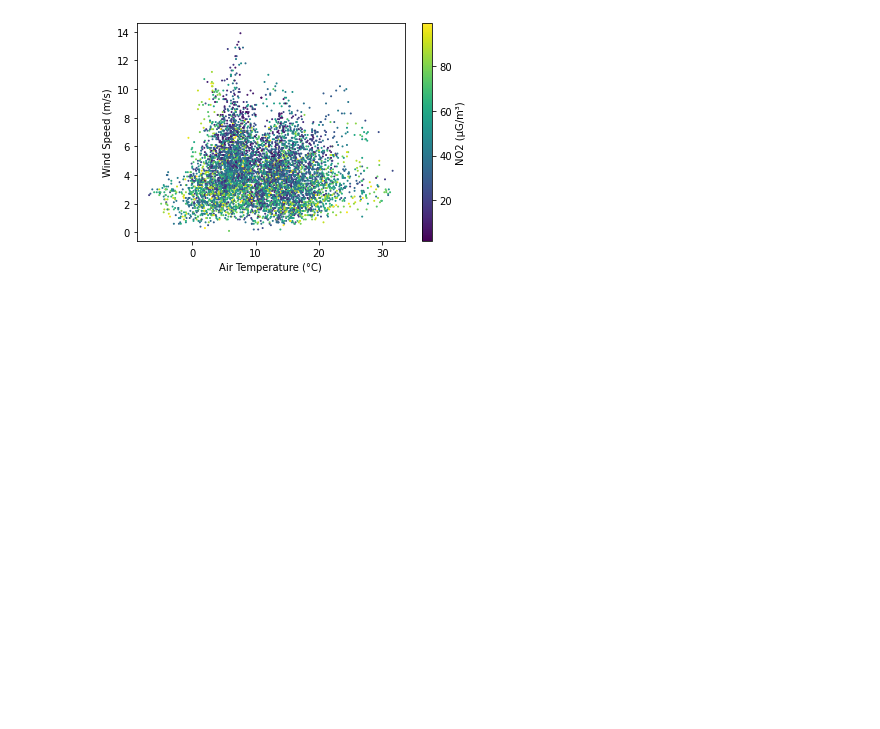
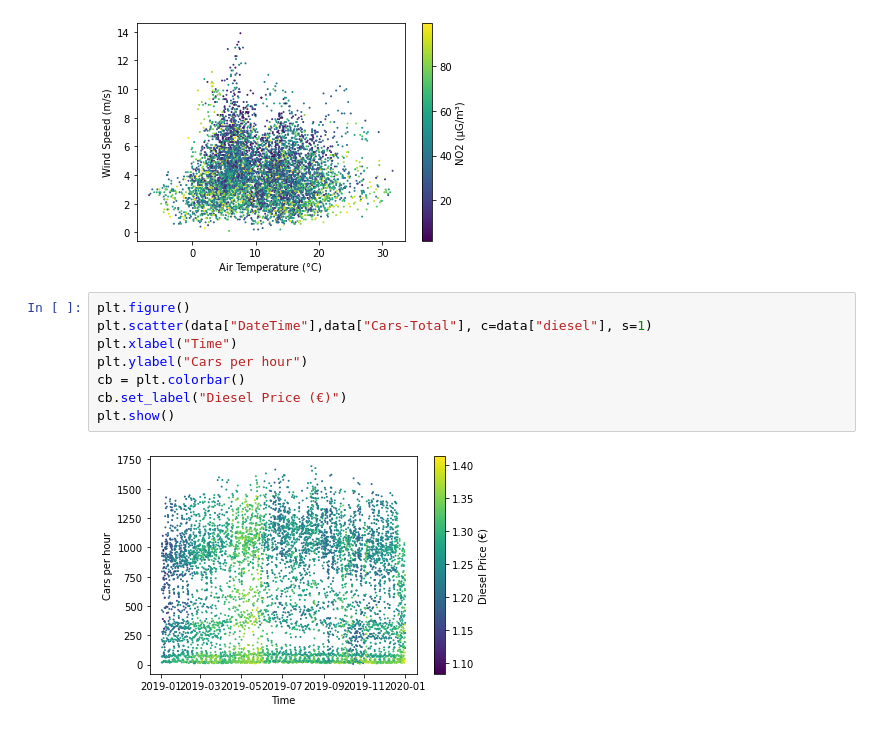
Before and after one commit to apexys/kiel_air_quality_tensorflow, a Jupyter notebook: DataExploration.ipynb, the cells around one changed output. Saved outputs shown, nothing was run; the diff lists cells and outputs as text; blank space fills up the shorter version.

```diff
--- a/DataExploration.ipynb
+++ b/DataExploration.ipynb
@@ -87,3 +87,13 @@ cb.set_label("NO2 (µG/m³)")
 plt.show()
 # %% [output]
 [figure]
+# %%
+plt.figure()
+plt.scatter(data["DateTime"],data["Cars-Total"], c=data["diesel"], s=1)
+plt.xlabel("Time")
+plt.ylabel("Cars per hour")
+cb = plt.colorbar()
+cb.set_label("Diesel Price (€)")
+plt.show()
+# %% [output]
+[figure, added]
```
Also changed, not shown: 2 other files.
